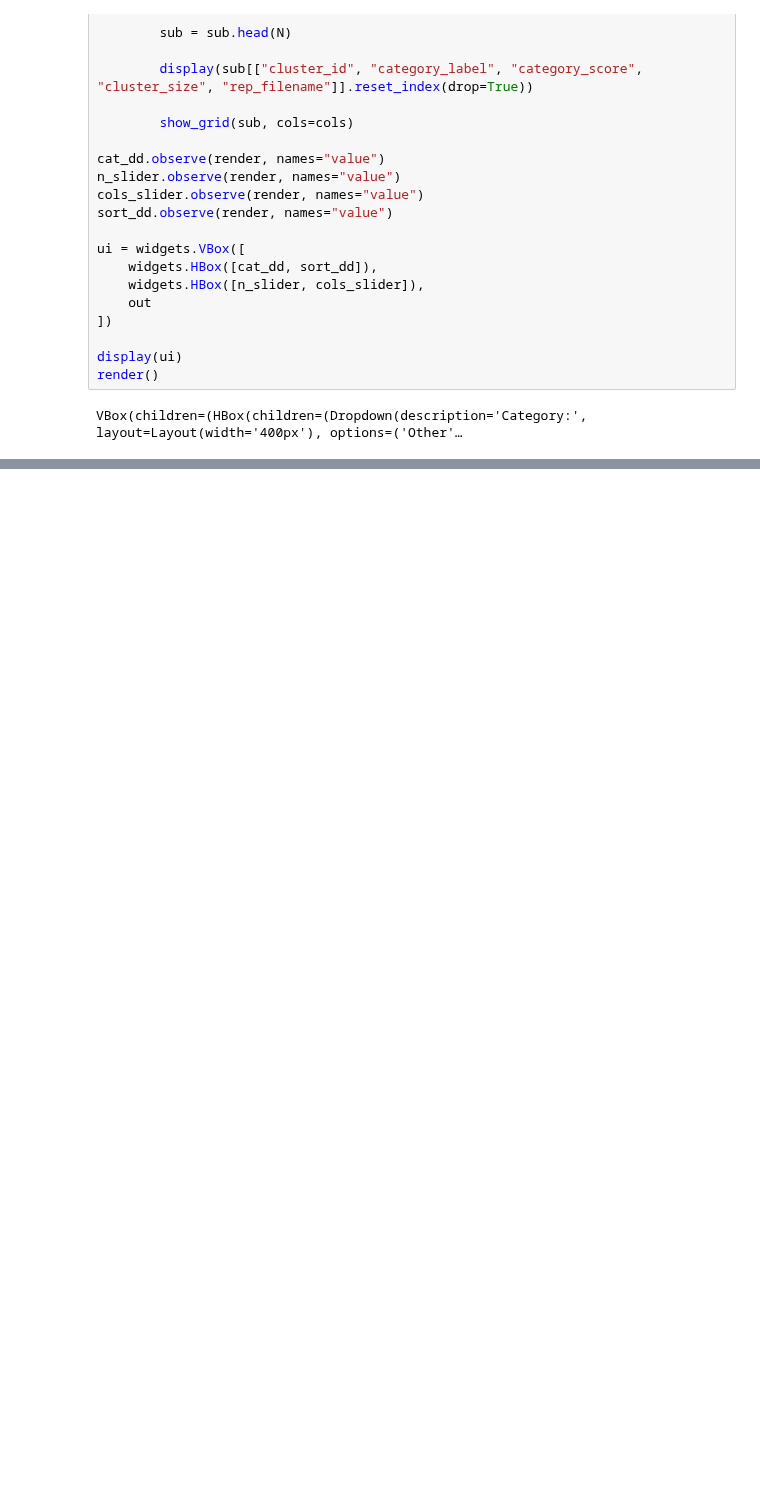
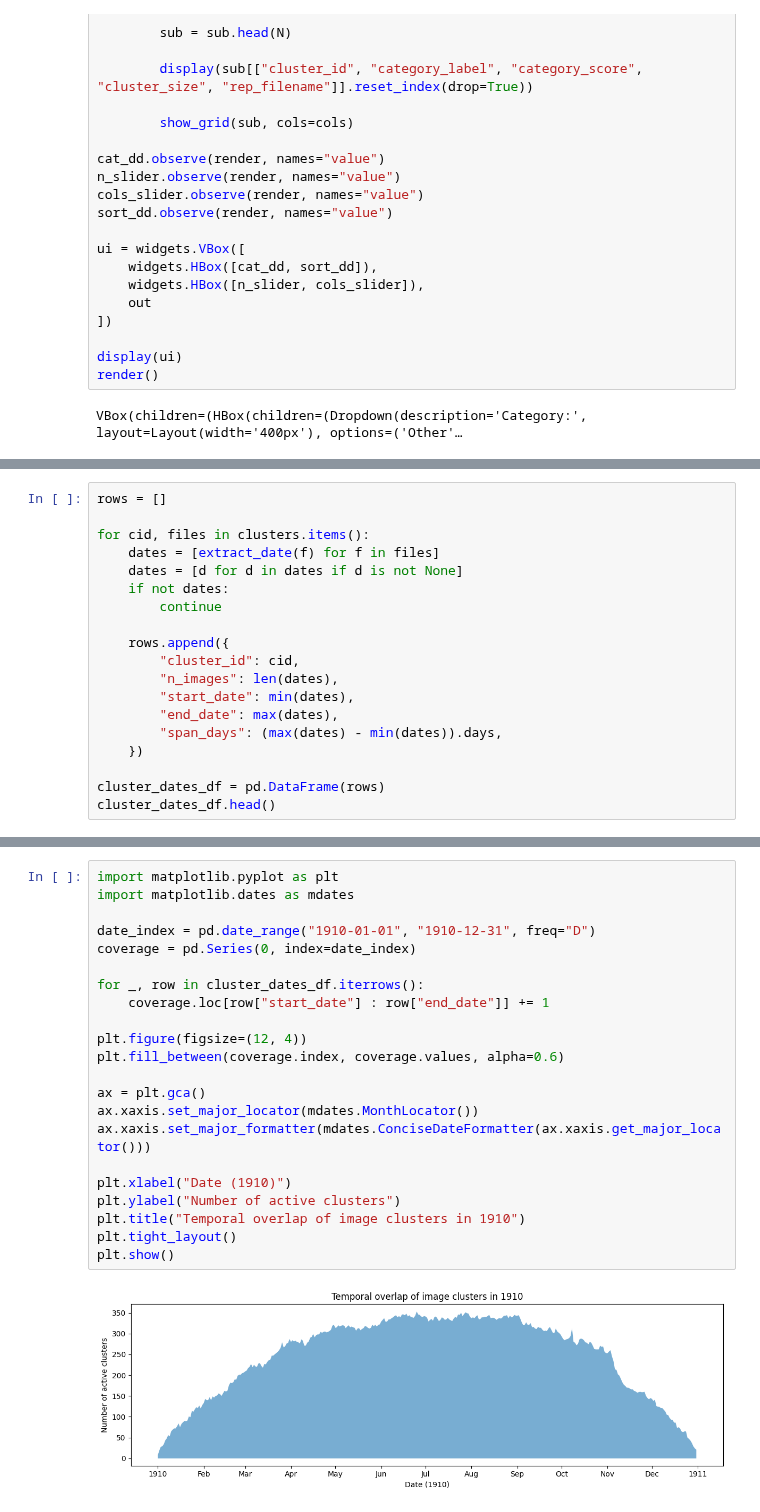
Before and after one commit to L4CCH/viral-images, a Jupyter notebook: scripts/sample-photos/4_analyze.ipynb, the cells around one changed output, grey strips where cells are left out. Cells and saved outputs as stored; diff of their text form; blank space fills up the shorter version.

```diff
--- a/scripts/sample-photos/4_analyze.ipynb
+++ b/scripts/sample-photos/4_analyze.ipynb
@@ -601,0 +696,19 @@ VBox(children=(HBox(children=(Dropdown(description='Category:', layout=Layout(wi
+# %%
+rows = []
+
+for cid, files in clusters.items():
+    dates = [extract_date(f) for f in files]
+    dates = [d for d in dates if d is not None]
+    if not dates:
+        continue
+
+    rows.append({
+        "cluster_id": cid,
+        "n_images": len(dates),
+        "start_date": min(dates),
+        "end_date": max(dates),
+        "span_days": (max(dates) - min(dates)).days,
+    })
+
+cluster_dates_df = pd.DataFrame(rows)
+cluster_dates_df.head()
@@ -601,0 +722,24 @@ VBox(children=(HBox(children=(Dropdown(description='Category:', layout=Layout(wi
+# %%
+import matplotlib.pyplot as plt
+import matplotlib.dates as mdates
+
+date_index = pd.date_range("1910-01-01", "1910-12-31", freq="D")
+coverage = pd.Series(0, index=date_index)
+
+for _, row in cluster_dates_df.iterrows():
+    coverage.loc[row["start_date"] : row["end_date"]] += 1
+
+plt.figure(figsize=(12, 4))
+plt.fill_between(coverage.index, coverage.values, alpha=0.6)
+
+ax = plt.gca()
+ax.xaxis.set_major_locator(mdates.MonthLocator())
+ax.xaxis.set_major_formatter(mdates.ConciseDateFormatter(ax.xaxis.get_major_locator()))
+
+plt.xlabel("Date (1910)")
+plt.ylabel("Number of active clusters")
+plt.title("Temporal overlap of image clusters in 1910")
+plt.tight_layout()
+plt.show()
+# %% [output]
+[figure, added]
```
Also changed, not shown: parts of 16 cells of this notebook.
